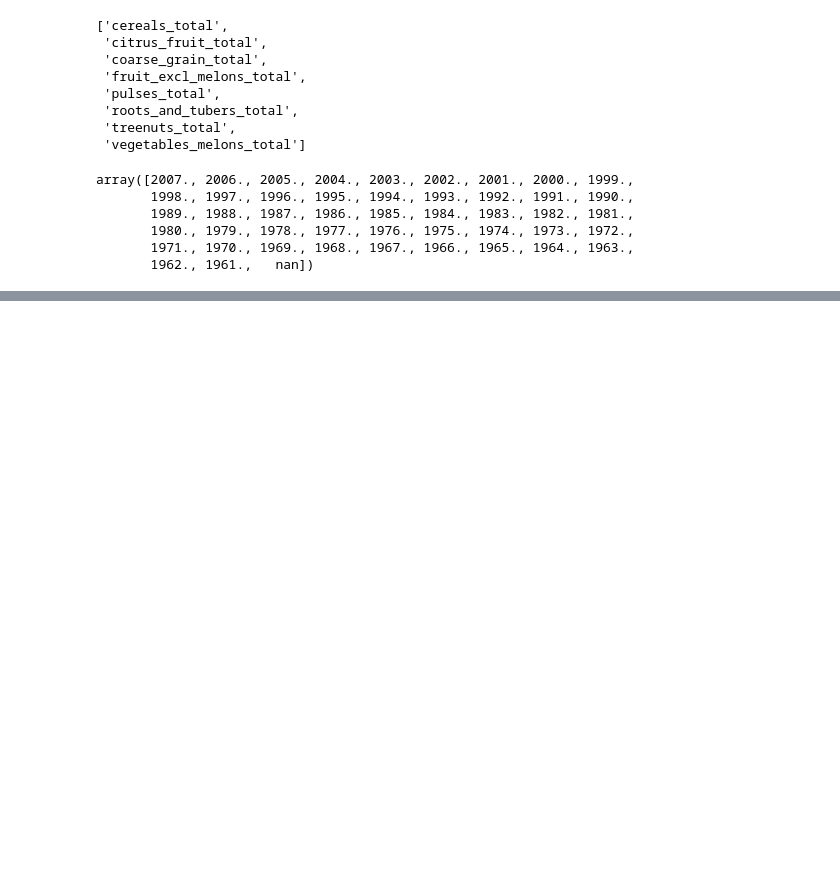
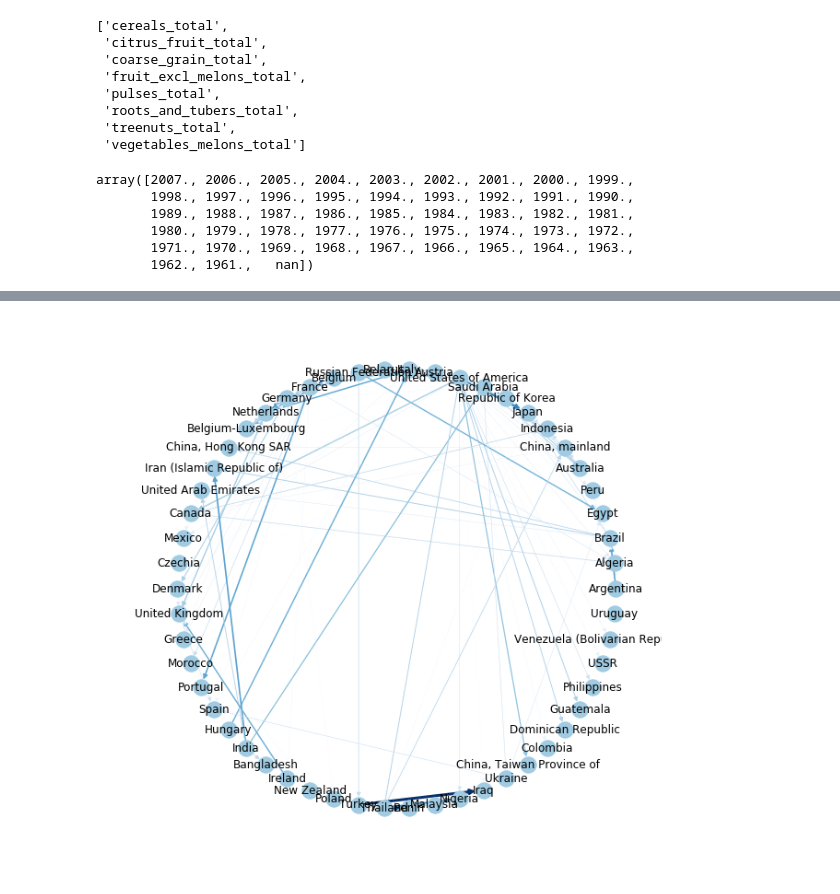
Before and after one commit to tileb1/global-food-statistics, a Jupyter notebook: milestone2.ipynb, the cells around one changed output, grey strips where cells are left out. Drawn from its saved outputs; the diff is of its cells as text; code cells hidden in the pictures; blank space fills up the shorter version.

```diff
--- a/milestone2.ipynb
+++ b/milestone2.ipynb
@@ -487,0 +522,5 @@ array([2007., 2006., 2005., 2004., 2003., 2002., 2001., 2000., 1999.,
+# %%
+value_graph_edges_2014 = trade_matrix_value_2014.groupby(['Reporter Countries', 'Partner Countries']).agg('sum').reset_index()
+value_graph_edges_2014 = value_graph_edges_2014[value_graph_edges_2014.Value > 0.0]
+# %%
+value_graph_edges_2014 = value_graph_edges_2014[value_graph_edges_2014.Value > 5000000.0]
@@ -487,0 +529,17 @@ array([2007., 2006., 2005., 2004., 2003., 2002., 2001., 2000., 1999.,
+# %%
+G = networkx.from_pandas_edgelist(value_graph_edges_2014, 'Reporter Countries', 'Partner Countries', ['Value'], create_using=networkx.DiGraph())
+# %%
+colors = np.array(value_graph_edges_2014.Value)
+colors = np.log(colors)
+colors = (colors - colors.min()) / (colors.max() - colors.min())
+# %%
+import matplotlib.pyplot as plt
+import networkx as nx
+
+plt.figure(figsize=(8, 8))
+pos = nx.circular_layout(G)
+nx.draw(G, pos, node_color='#A0CBE2', edge_color=colors,
+        width=3*colors, edge_cmap=plt.cm.Blues, with_labels=True)
+plt.show()
+# %% [output]
+[figure, added]
```
Also changed, not shown: parts of 25 cells of this notebook, 2 other files.
